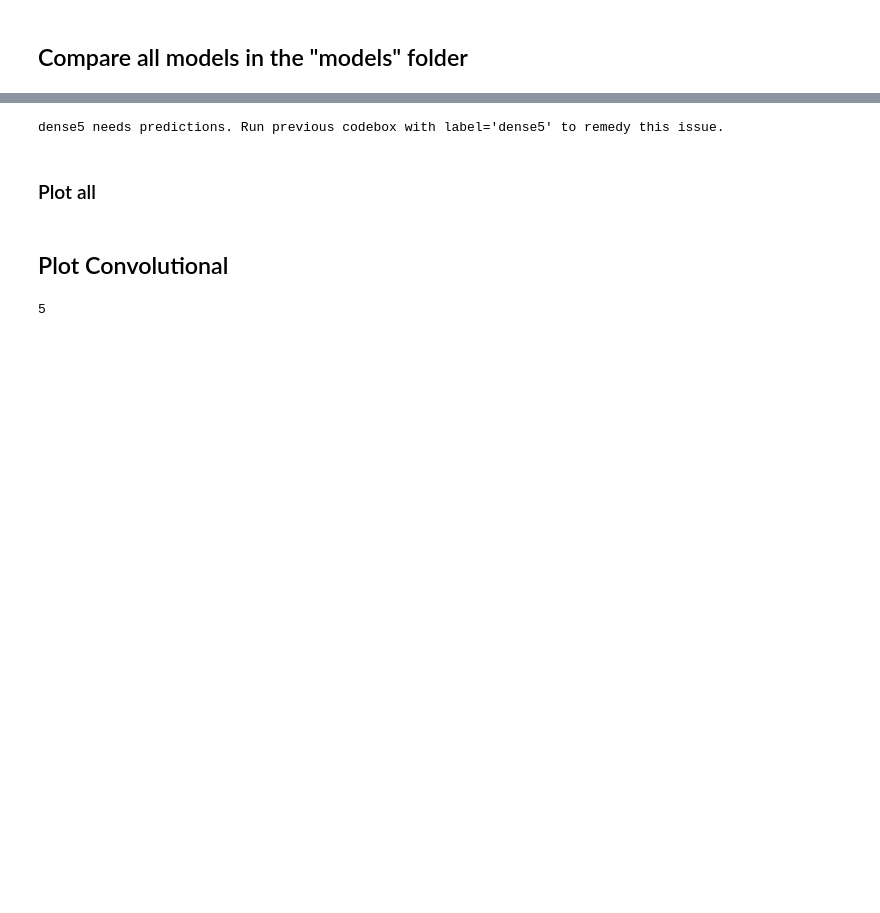
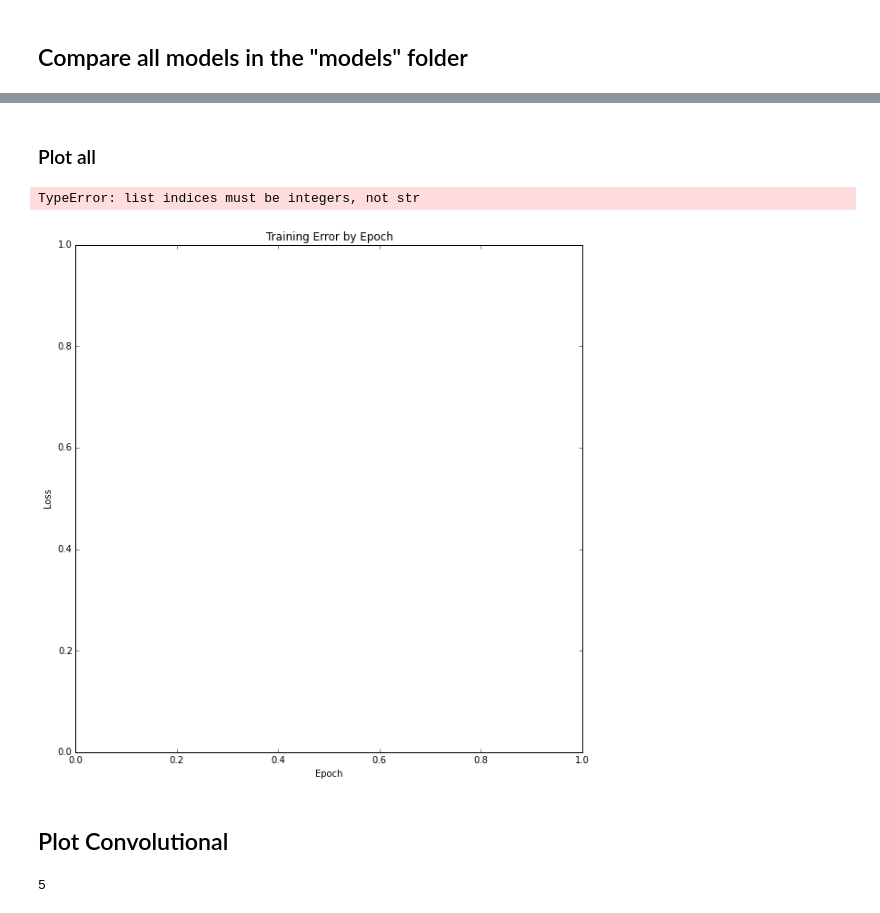
Before and after one commit to cmscaltech/summer16-NikolausHowe, a Jupyter notebook: Plot_Models.ipynb, the cells around one changed output, grey strips where cells are left out. Cells and saved outputs as stored; diff of their text form; code cells hidden in the pictures; blank space fills up the shorter version.

```diff
--- a/Plot_Models.ipynb
+++ b/Plot_Models.ipynb
@@ -16,7 +21,7 @@ train_datac, test_datac, train_labels, test_labels = train_test(shape=(1, 20, 20
 # Quick way to make and save predictions for future use (won't need in the future)
 
 ### CHOOSE WHICH MODEL TO USE ###
-label='dense10x10000'
+label='dense5'
 ### CHOOSE WHICH MODEL TO USE ###
 
 # Get model and compile
@@ -46,7 +51,5 @@ for l in filter(None, os.popen('ls models/*.json').read().split('\n')):
     if prediction: predictions[m_name] = prediction
     else: print m_name + " needs predictions. Run previous codebox with label='"+m_name+"' to remedy this issue."
     histories[m_name] = history
-# %% [output]
-dense5 needs predictions. Run previous codebox with label='dense5' to remedy this issue.
 # %% [markdown]
 ### Plot all
@@ -55,3 +56,9 @@ draw_list(sorted(predictions.keys()), predictions, histories)
+# %%
+label_list = [k for k,v in sorted(predictions.iteritems())]
+draw_list(label_list, predictions, histories)
+# %% [output]
+TypeError: list indices must be integers, not str
+[figure, added]
 # %% [markdown]
 ## Plot Convolutional
 # %%
```
Also changed, not shown: parts of 4 cells of this notebook, 3 other files.
